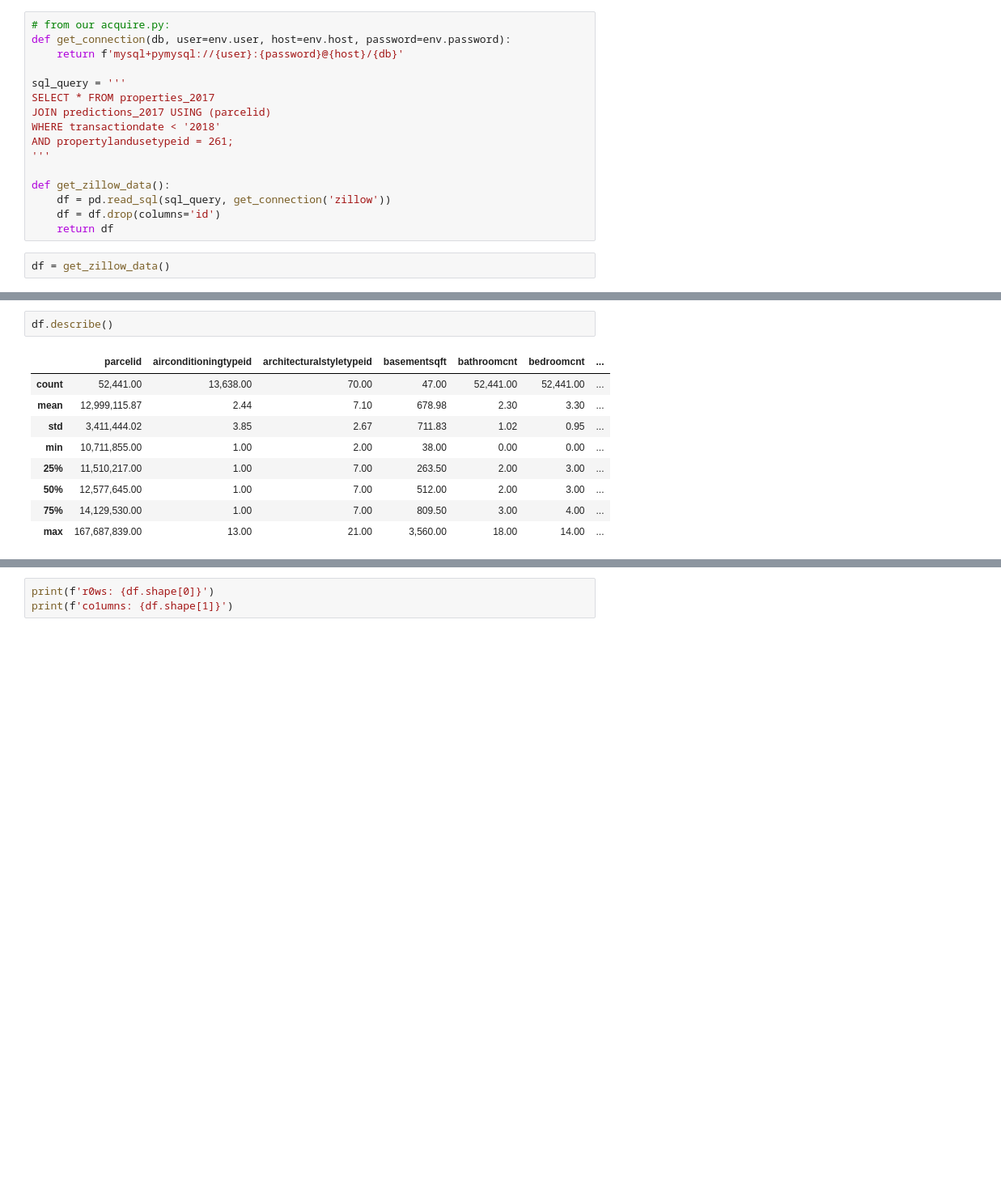
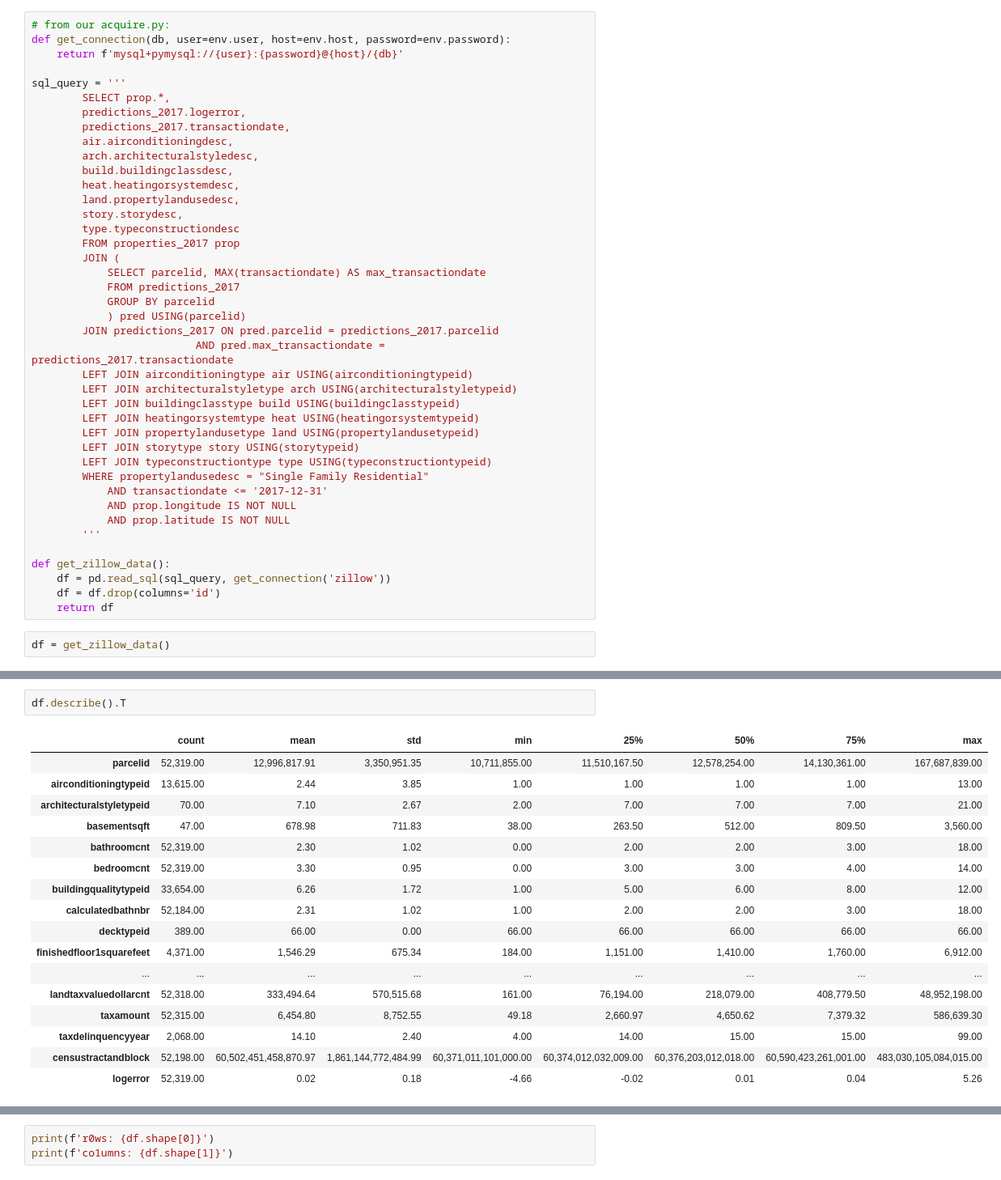
Before and after one commit to tim-keriazes/clustering_exercises, a Jupyter notebook: clustering_exercises_wrangle.ipynb, the cells around one changed output, grey strips where cells are left out. Shown at 81% size. Cells and saved outputs as stored; diff of their text form; blank space fills up the shorter version.

```diff
--- a/clustering_exercises_wrangle.ipynb
+++ b/clustering_exercises_wrangle.ipynb
@@ -20,11 +20,36 @@ def get_connection(db, user=env.user, host=env.host, password=env.password):
     return f'mysql+pymysql://{user}:{password}@{host}/{db}'
 
 sql_query = '''
-SELECT * FROM properties_2017
-JOIN predictions_2017 USING (parcelid)
-WHERE transactiondate < '2018'
-AND propertylandusetypeid = 261;
-'''
+        SELECT prop.*,
+        predictions_2017.logerror,
+        predictions_2017.transactiondate,
+        air.airconditioningdesc,
+        arch.architecturalstyledesc,
+        build.buildingclassdesc,
+        heat.heatingorsystemdesc,
+        land.propertylandusedesc,
+        story.storydesc,
+        type.typeconstructiondesc
+        FROM properties_2017 prop
+        JOIN (
+            SELECT parcelid, MAX(transactiondate) AS max_transactiondate
+            FROM predictions_2017
+            GROUP BY parcelid
+            ) pred USING(parcelid)
+        JOIN predictions_2017 ON pred.parcelid = predictions_2017.parcelid
+                          AND pred.max_transactiondate = predictions_2017.transactiondate
+        LEFT JOIN airconditioningtype air USING(airconditioningtypeid)
+        LEFT JOIN architecturalstyletype arch USING(architecturalstyletypeid)
+        LEFT JOIN buildingclasstype build USING(buildingclasstypeid)
+        LEFT JOIN heatingorsystemtype heat USING(heatingorsystemtypeid)
+        LEFT JOIN propertylandusetype land USING(propertylandusetypeid)
+        LEFT JOIN storytype story USING(storytypeid)
+        LEFT JOIN typeconstructiontype type USING(typeconstructiontypeid)
+        WHERE propertylandusedesc = "Single Family Residential"
+            AND transactiondate <= '2017-12-31'
+            AND prop.longitude IS NOT NULL
+            AND prop.latitude IS NOT NULL
+        '''
 
 def get_zillow_data():
     df = pd.read_sql(sql_query, get_connection('zillow'))
@@ -65,12 +90,20 @@ memory usage: 24.0+ MB
 # %%
-df.describe()
+df.describe().T
 # %% [output]
-|  | parcelid | airconditioningtypeid | architecturalstyletypeid | basementsqft | bathroomcnt | bedroomcnt | ... |
-| count | 52,441.00 | 13,638.00 | 70.00 | 47.00 | 52,441.00 | 52,441.00 | ... |
-| mean | 12,999,115.87 | 2.44 | 7.10 | 678.98 | 2.30 | 3.30 | ... |
-| std | 3,411,444.02 | 3.85 | 2.67 | 711.83 | 1.02 | 0.95 | ... |
-| min | 10,711,855.00 | 1.00 | 2.00 | 38.00 | 0.00 | 0.00 | ... |
-| 25% | 11,510,217.00 | 1.00 | 7.00 | 263.50 | 2.00 | 3.00 | ... |
-| 50% | 12,577,645.00 | 1.00 | 7.00 | 512.00 | 2.00 | 3.00 | ... |
-| 75% | 14,129,530.00 | 1.00 | 7.00 | 809.50 | 3.00 | 4.00 | ... |
-| max | 167,687,839.00 | 13.00 | 21.00 | 3,560.00 | 18.00 | 14.00 | ... |
+|  | count | mean | std | min | 25% | 50% | 75% | max |
+| parcelid | 52,319.00 | 12,996,817.91 | 3,350,951.35 | 10,711,855.00 | 11,510,167.50 | 12,578,254.00 | 14,130,361.00 | 167,687,839.00 |
+| airconditioningtypeid | 13,615.00 | 2.44 | 3.85 | 1.00 | 1.00 | 1.00 | 1.00 | 13.00 |
+| architecturalstyletypeid | 70.00 | 7.10 | 2.67 | 2.00 | 7.00 | 7.00 | 7.00 | 21.00 |
+| basementsqft | 47.00 | 678.98 | 711.83 | 38.00 | 263.50 | 512.00 | 809.50 | 3,560.00 |
+| bathroomcnt | 52,319.00 | 2.30 | 1.02 | 0.00 | 2.00 | 2.00 | 3.00 | 18.00 |
+| bedroomcnt | 52,319.00 | 3.30 | 0.95 | 0.00 | 3.00 | 3.00 | 4.00 | 14.00 |
+| buildingqualitytypeid | 33,654.00 | 6.26 | 1.72 | 1.00 | 5.00 | 6.00 | 8.00 | 12.00 |
+| calculatedbathnbr | 52,184.00 | 2.31 | 1.02 | 1.00 | 2.00 | 2.00 | 3.00 | 18.00 |
+| decktypeid | 389.00 | 66.00 | 0.00 | 66.00 | 66.00 | 66.00 | 66.00 | 66.00 |
+| finishedfloor1squarefeet | 4,371.00 | 1,546.29 | 675.34 | 184.00 | 1,151.00 | 1,410.00 | 1,760.00 | 6,912.00 |
+| ... | ... | ... | ... | ... | ... | ... | ... | ... |
+| landtaxvaluedollarcnt | 52,318.00 | 333,494.64 | 570,515.68 | 161.00 | 76,194.00 | 218,079.00 | 408,779.50 | 48,952,198.00 |
+| taxamount | 52,315.00 | 6,454.80 | 8,752.55 | 49.18 | 2,660.97 | 4,650.62 | 7,379.32 | 586,639.30 |
+| taxdelinquencyyear | 2,068.00 | 14.10 | 2.40 | 4.00 | 14.00 | 15.00 | 15.00 | 99.00 |
+| censustractandblock | 52,198.00 | 60,502,451,458,870.97 | 1,861,144,772,484.99 | 60,371,011,101,000.00 | 60,374,012,032,009.00 | 60,376,203,012,018.00 | 60,590,423,261,001.00 | 483,030,105,084,015.00 |
+| logerror | 52,319.00 | 0.02 | 0.18 | -4.66 | -0.02 | 0.01 | 0.04 | 5.26 |
```
Also changed, not shown: parts of 3 cells of this notebook.
